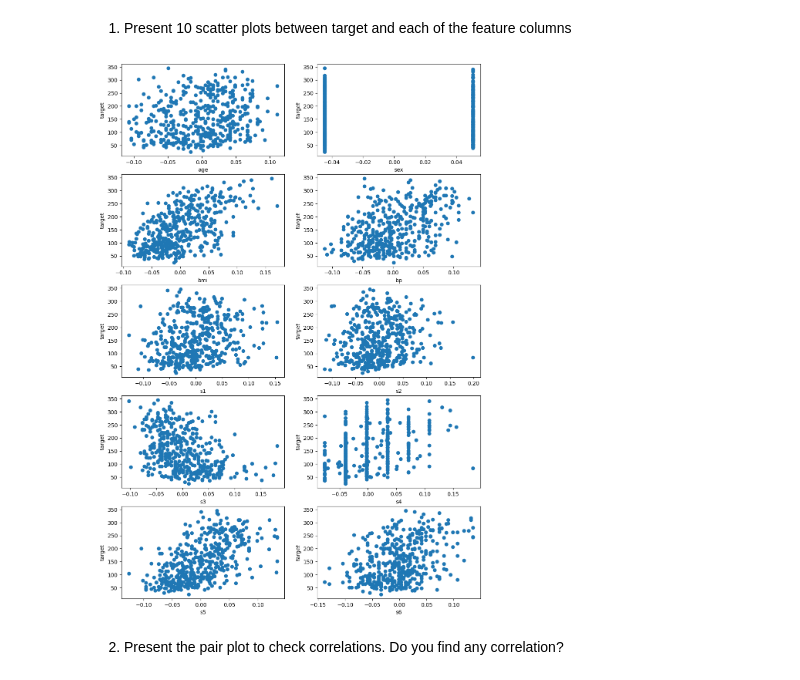
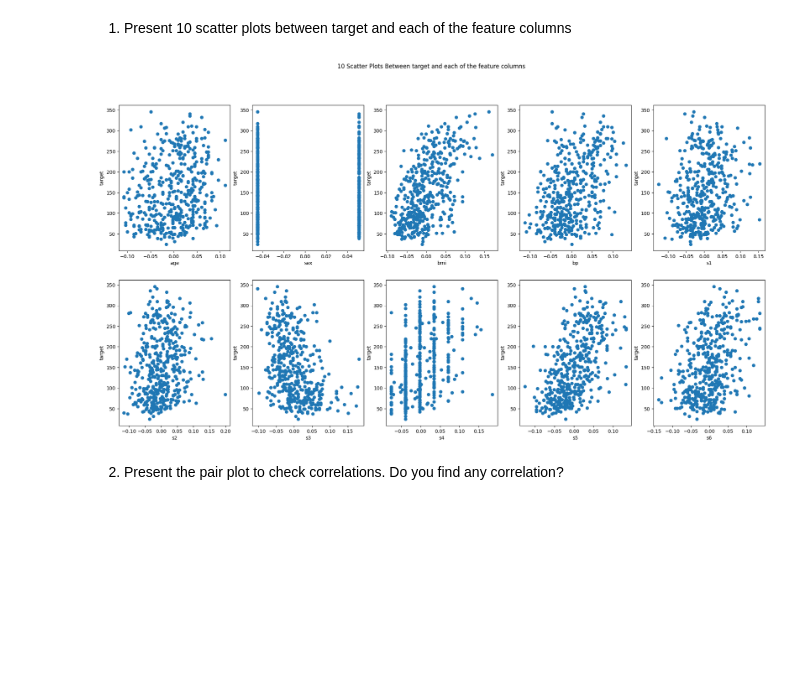
Before and after one commit to ivynangalia/320, a Jupyter notebook: labs/lab10.ipynb, the cells around one changed output. Cells and saved outputs as stored; diff of their text form; code cells hidden in the pictures; blank space fills up the shorter version.

```diff
--- a/labs/lab10.ipynb
+++ b/labs/lab10.ipynb
@@ -68,19 +61,19 @@ df
 # %% [markdown]
 1. Present 10 scatter plots between target and each of the feature columns
 # %%
+fig, axes = plt.subplots(2, 5, figsize=(24, 12))
 
-fig, axes = plt.subplots(5, 2, figsize=(12, 18))
-
-# Iterate over feature columns and plot scatter plots
 for i, ax in enumerate(axes.flatten()):
     feature = df.columns[i]
-    ax.scatter(df[feature], df['target'])
+    ax.scatter(df[feature], df["target"])
     ax.set_xlabel(feature)
-    ax.set_ylabel('target')
+    ax.set_ylabel("target")
+
+fig.suptitle("10 Scatter Plots Between target and each of the feature columns")
 
 plt.show()
 # %% [output]
-[figure, old version]
+[figure, new version]
 # %% [markdown]
 2. Present the pair plot to check correlations. Do you find any correlation?
 # %%
```
Also changed, not shown: parts of 8 cells of this notebook, 1 other file.
